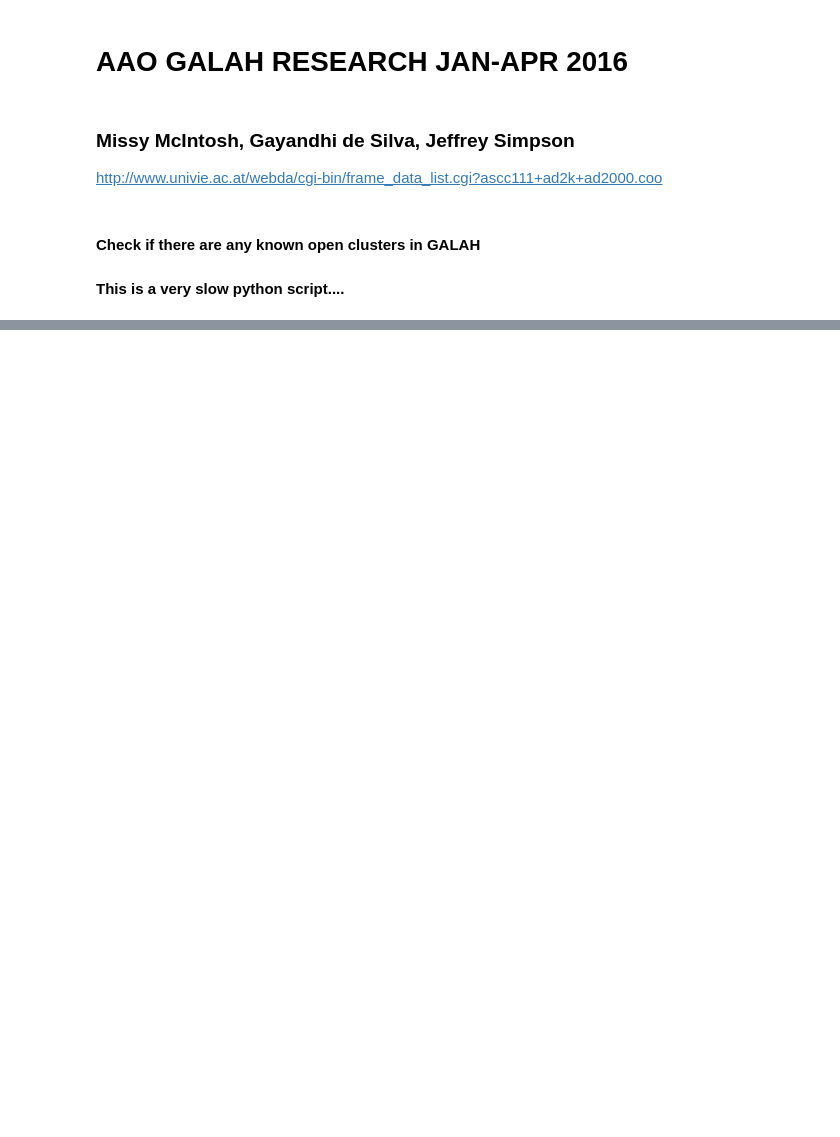
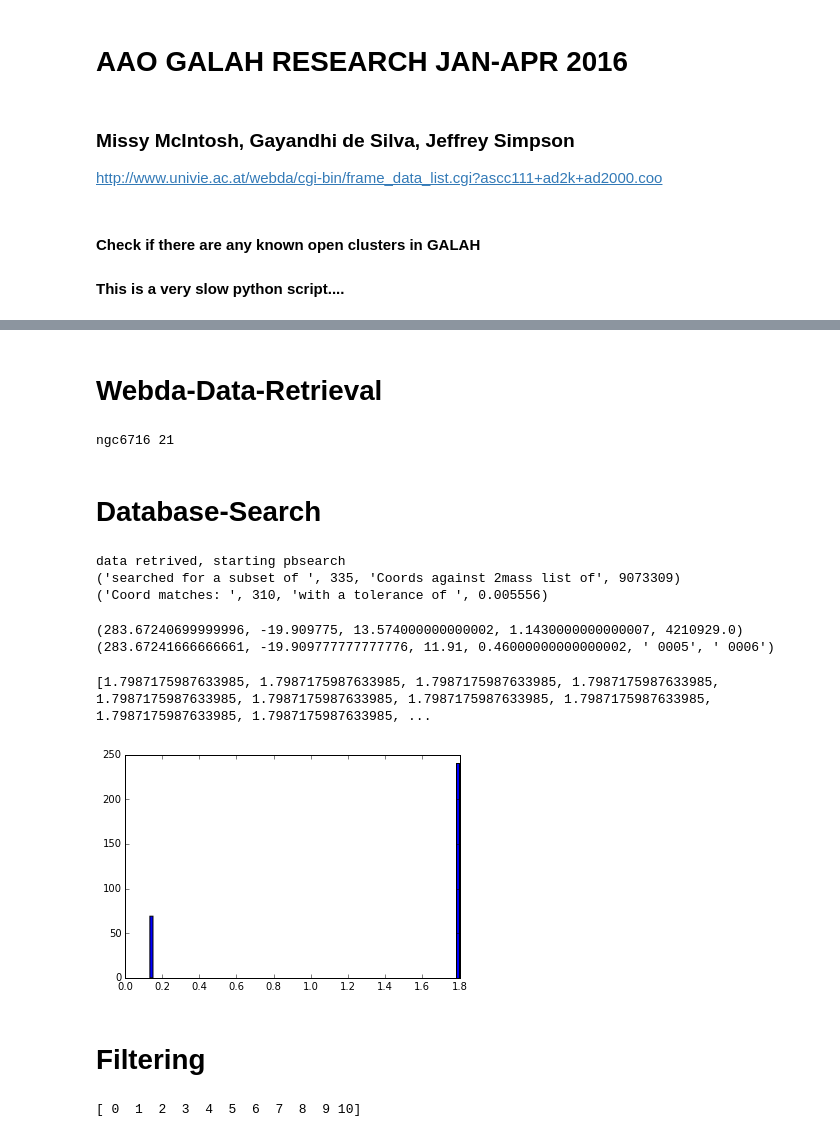
Before and after one commit to meljrose/GALAH, a Jupyter notebook: GALAH.ipynb, the cells around one changed output, grey strips where cells are left out. Cells and saved outputs as stored; diff of their text form; code cells hidden in the pictures; blank space fills up the shorter version.

Commit message:
Changed filtering to euclidean distance

```diff
--- a/GALAH.ipynb
+++ b/GALAH.ipynb
@@ -483,4 +8,0 @@ else:
-# %%
-name = names[1]
-
-subsetid, subsetra, subsetdec, subsetmid, subsetvmag = getwebda(name)
@@ -566,0 +285,58 @@ print(subsetid)
+# %% [markdown]
+# Webda-Data-Retrieval
+# %%
+
+tol = 0.005556
+coorddiff = []
+y = 15
+
+#0 has only 1 that is 1.4 away,
+#1 had 1 0.1 away
+#4 had 2, 1 and 0.5 away
+#5 has 6 but gets some nans
+# 6 has 24 and nans
+# 10 had 1 that might be a match, but the rest were >2 away
+# 12 was really really weird and had nans, also really long, like, 3000
+# 13, 14, 15 have everything the same distance away
+
+#for y in tqdm(range(len(names))):
+names = errnames
+name = names[y]
+subsetid, subsetra, subsetdec, subsetmid, subsetvmag, subsetbv = getwebda(name)
+print(name, len(subsetid))
+if (subsetid) is None:
+    print("skipping", name)
+    #continue
+# %% [output]
+ngc6716 21
+# %% [markdown]
+# Database-Search
+# %%
+subsetzip = list(zip(subsetra, subsetdec, subsetvmag, subsetbv, subsetmid,subsetid))
+print("data retrived, starting pbsearch")
+searched_ra, matched_ra = pbsearch(twomasszip, subsetzip, tol)
+# %% [output]
+data retrived, starting pbsearch
+('searched for a subset of ', 335, 'Coords against 2mass list of', 9073309)
+('Coord matches: ', 310, 'with a tolerance of ', 0.005556)
+# %%
+print(matched_ra[1])
+print(searched_ra[1])
+# %% [output]
+(283.67240699999996, -19.909775, 13.574000000000002, 1.1430000000000007, 4210929.0)
+(283.67241666666661, -19.909777777777776, 11.91, 0.46000000000000002, ' 0005', ' 0006')
+# %%
+# take the euclidean distance between coordinates, magnitude, and color
+a = [np.asarray(x[:4]) for x in searched_ra]
+b = [np.asarray(x[:4]) for x in matched_ra]
+
+dists = [np.linalg.norm(a[i]-b[i]) for i in np.arange(len(a))]
+dists = [dists[~np.isnan(x)] for x in dists]
+print(dists)
+plt.hist(dists, bins = 100)
+plt.show()
+# %% [output]
+[1.7987175987633985, 1.7987175987633985, 1.7987175987633985, 1.7987175987633985, 1.7987175987633985, 1.7987175987633985, 1.7987175987633985, 1.7987175987633985, 1.7987175987633985, 1.7987175987633985, ...
+[figure, added]
+# %% [markdown]
+# Filtering
@@ -566,0 +373,4 @@ print(subsetid)
+# %%
+print(np.unique(tmp))
+# %% [output]
+[ 0  1  2  3  4  5  6  7  8  9 10]
```
Also changed, not shown: parts of 43 cells of this notebook.
